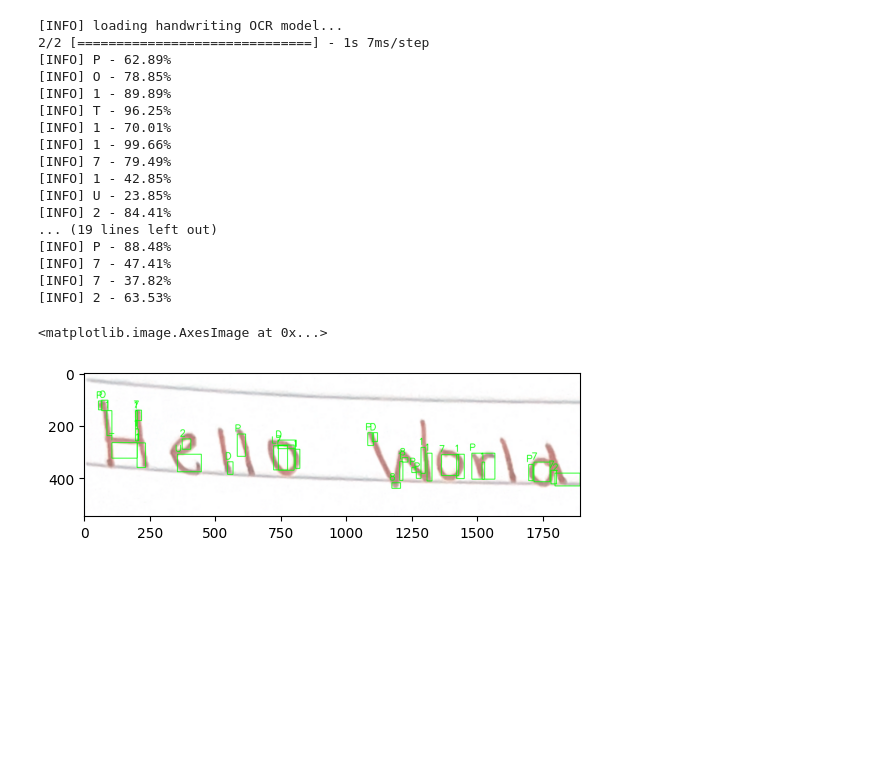
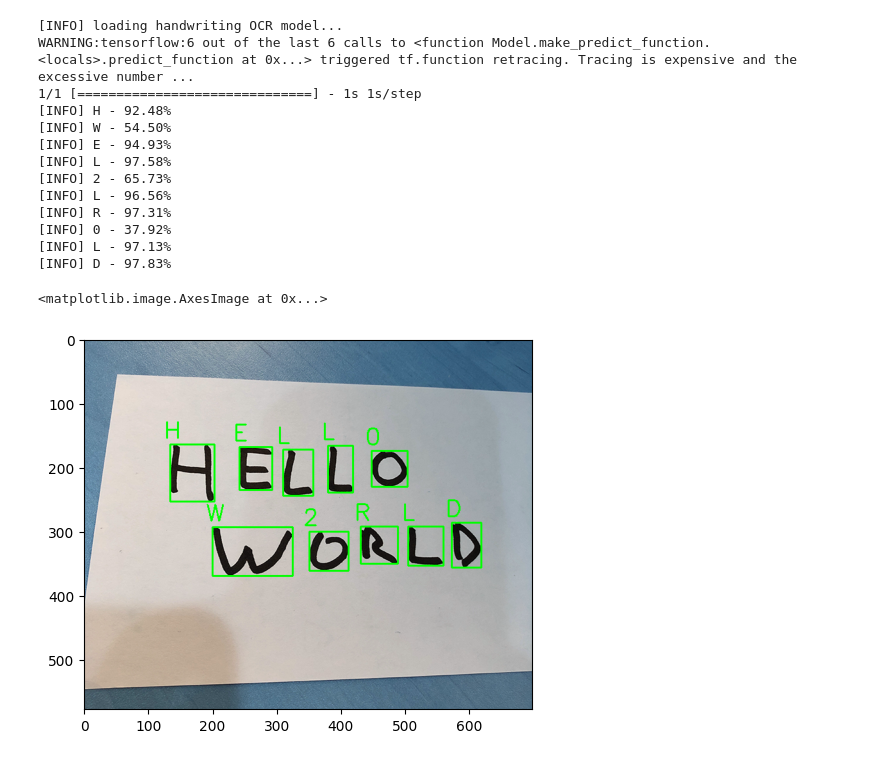
Before and after one commit to slinky55/GatorNum, a Jupyter notebook: app.ipynb, the cells around one changed output. Saved outputs shown, nothing was run; the diff lists cells and outputs as text; code cells hidden in the pictures; blank space fills up the shorter version.

```diff
--- a/app.ipynb
+++ b/app.ipynb
@@ -8,8 +8,8 @@ import numpy as np
 import imutils
 import cv2
 
-labelNames = "0123456789ABCDEFGHIJKLMNOPQRSTUVWXYZ"
-model = load_model("model.h5")
+
+model = load_model("handwriting.model")
 
 # load the handwriting OCR model
 print("[INFO] loading handwriting OCR model...")
@@ -17,7 +17,7 @@ print("[INFO] loading handwriting OCR model...")
 
 # load the input image from disk, convert it to grayscale, and blur
 # it to reduce noise
-image = cv2.imread("test-line.png")
+image = cv2.imread("hello_world.png")
 gray = cv2.cvtColor(image, cv2.COLOR_BGR2GRAY)
 blurred = cv2.GaussianBlur(gray, (5, 5), 0)
 
@@ -40,7 +40,7 @@ for c in cnts:
 
 	# filter out bounding boxes, ensuring they are neither too small
 	# nor too large
-	if (w >= 5 and w <= 150) and (h >= 15 and h <= 120):
+	if (5 <= w <= 150) and (15 <= h <= 120):
 		# extract the character and threshold it to make the character
 		# appear as *white* (foreground) on a *black* background, then
 		# grab the width and height of the thresholded image
@@ -81,49 +81,45 @@ for c in cnts:
 
 # extract the bounding box locations and padded characters
 boxes = [b[1] for b in chars]
 chars = np.array([c[0] for c in chars], dtype="float32")
 
 # OCR the characters using our handwriting recognition model
 preds = model.predict(chars)
 
 # define the list of label names
-labelNames =
+labelNames = "0123456789"
 labelNames += "ABCDEFGHIJKLMNOPQRSTUVWXYZ"
-
+labelNames = [l for l in labelNames]
 
 # loop over the predictions and bounding box locations together
 for (pred, (x, y, w, h)) in zip(preds, boxes):
 	# find the index of the label with the largest corresponding
 	# probability, then extract the probability and label
 	i = np.argmax(pred)
 	prob = pred[i]
 	label = labelNames[i]
 
 	# draw the prediction on the image
 	print("[INFO] {} - {:.2f}%".format(label, prob * 100))
 	cv2.rectangle(image, (x, y), (x + w, y + h), (0, 255, 0), 2)
 	cv2.putText(image, label, (x - 10, y - 10),
 		cv2.FONT_HERSHEY_SIMPLEX, 1.2, (0, 255, 0), 2)
 
 # show the image
 plt.imshow(image)
 # %% [output]
 [INFO] loading handwriting OCR model...
-2/2 [==============================] - 1s 7ms/step
-[INFO] P - 62.89%
-[INFO] O - 78.85%
-[INFO] 1 - 89.89%
-[INFO] T - 96.25%
-[INFO] 1 - 70.01%
-[INFO] 1 - 99.66%
-[INFO] 7 - 79.49%
-[INFO] 1 - 42.85%
-[INFO] U - 23.85%
-[INFO] 2 - 84.41%
-... (19 lines left out)
-[INFO] P - 88.48%
-[INFO] 7 - 47.41%
-[INFO] 7 - 37.82%
-[INFO] 2 - 63.53%
+WARNING:tensorflow:6 out of the last 6 calls to <function Model.make_predict_function.<locals>.predict_function at 0x...> triggered tf.function retracing. Tracing is expensive and the excessive number ...
+1/1 [==============================] - 1s 1s/step
+[INFO] H - 92.48%
+[INFO] W - 54.50%
+[INFO] E - 94.93%
+[INFO] L - 97.58%
+[INFO] 2 - 65.73%
+[INFO] L - 96.56%
+[INFO] R - 97.31%
+[INFO] 0 - 37.92%
+[INFO] L - 97.13%
+[INFO] D - 97.83%
 <matplotlib.image.AxesImage at 0x...>
-[figure, old version]
+[figure, new version]
```
Also changed, not shown: 3 other files.
